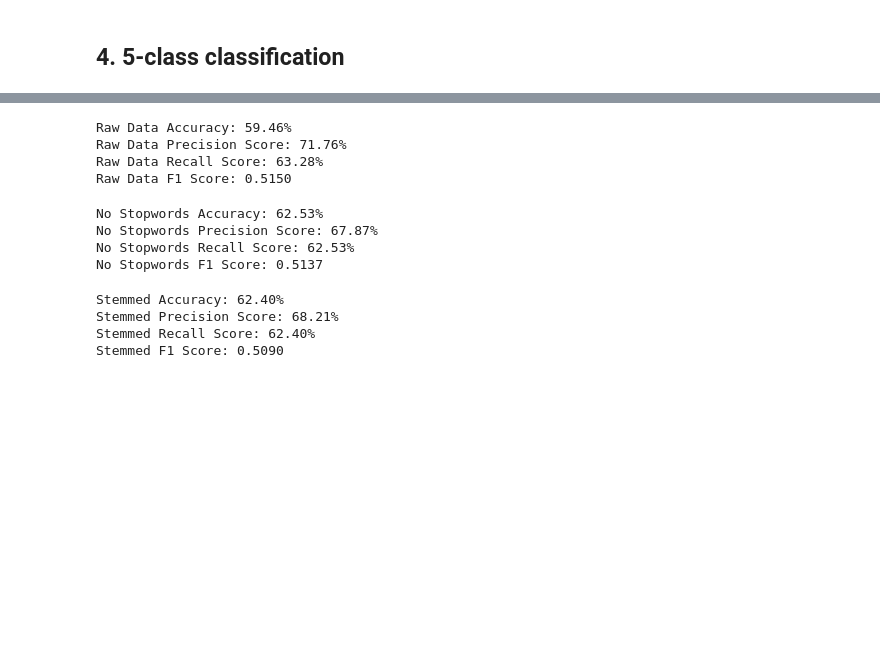
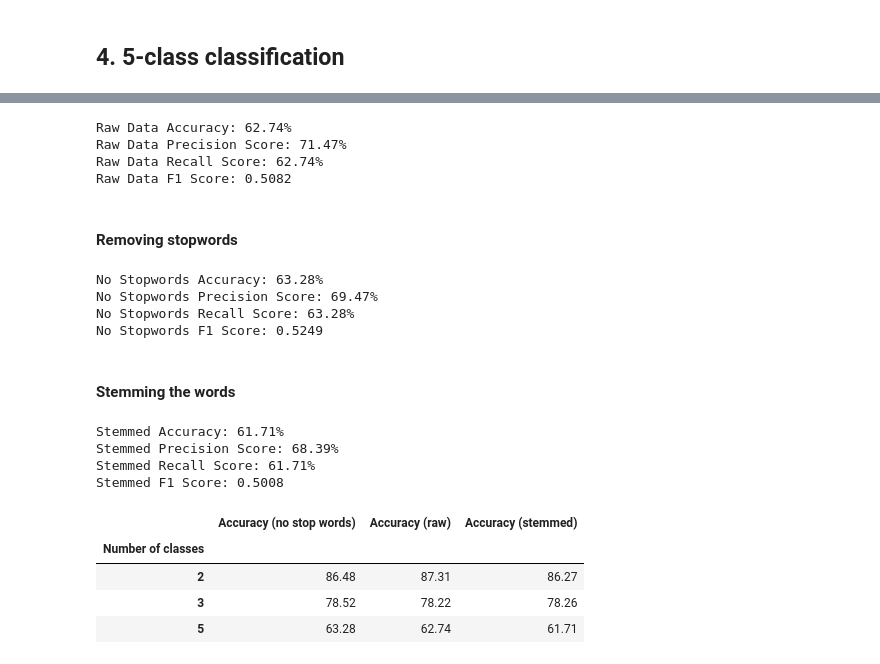
Before and after one commit to tsavko/amazon_reviews_sa, a Jupyter notebook: sentiment_analysis2.ipynb, the cells around one changed output, grey strips where cells are left out. Cells and saved outputs as stored; diff of their text form; code cells hidden in the pictures; blank space fills up the shorter version.

```diff
--- a/sentiment_analysis2.ipynb
+++ b/sentiment_analysis2.ipynb
@@ -435,27 +443,29 @@ raw_train5, raw_test5 = train_test_split(data_raw5[['Corpus', 'Rating']], test_s
 # %%
-raw_train_matrix5 = vectorizer.fit_transform(raw_train5.Corpus)
-raw_train_label5 = raw_train5.Rating
+raw_train_matrix = vectorizer.fit_transform(raw_train5.Corpus)
+raw_train_label = raw_train5.Rating
 
-raw_test_matrix5 = vectorizer.transform(raw_test5.Corpus)
-raw_test_label5 = raw_test5.Rating
+raw_test_matrix = vectorizer.transform(raw_test5.Corpus)
+raw_test_label = raw_test5.Rating
 
-clf.fit(raw_train_matrix5, raw_train_label5)
-raw_pred5 = clf.predict(raw_test_matrix5)
+clf.fit(raw_train_matrix, raw_train_label)
+raw_pred = clf.predict(raw_test_matrix)
 
-raw_acc5 = accuracy_score(raw_test_label5, raw_pred)
-raw_f15 = f1_score(raw_test_label5, raw_pred5, average="weighted")
-raw_prec5 = precision_score(raw_test_label5, raw_pred5, average="weighted")
-raw_rec5 = recall_score(raw_test_label5, raw_pred5, average="weighted")
+raw_acc5 = accuracy_score(raw_test_label, raw_pred)
+raw_f1 = f1_score(raw_test_label5, raw_pred, average="weighted")
+raw_prec = precision_score(raw_test_label, raw_pred5, average="weighted")
+raw_rec = recall_score(raw_test_label, raw_pred5, average="weighted")
 
 print('Raw Data Accuracy: {0:.2f}%'.format(raw_acc5*100))
-print('Raw Data Precision Score: {0:.2f}%'.format(raw_prec5*100))
-print('Raw Data Recall Score: {0:.2f}%'.format(raw_rec5*100))
-print('Raw Data F1 Score: {0:.4f}'.format(raw_f15))
+print('Raw Data Precision Score: {0:.2f}%'.format(raw_prec*100))
+print('Raw Data Recall Score: {0:.2f}%'.format(raw_rec*100))
+print('Raw Data F1 Score: {0:.4f}'.format(raw_f1))
 # %% [output]
-Raw Data Accuracy: 59.46%
-Raw Data Precision Score: 71.76%
-Raw Data Recall Score: 63.28%
-Raw Data F1 Score: 0.5150
+Raw Data Accuracy: 62.74%
+Raw Data Precision Score: 71.47%
+Raw Data Recall Score: 62.74%
+Raw Data F1 Score: 0.5082
+# %% [markdown]
+#### Removing stopwords
 # %%
 ns_train_matrix = vectorizer.fit_transform(ns_train5.Corpus)
 ns_train_label = ns_train5.Rating
@@ -466,20 +476,22 @@ ns_test_label = ns_test5.Rating
 clf.fit(ns_train_matrix, ns_train_label)
 ns_pred = clf.predict(ns_test_matrix)
 
-ns_acc = accuracy_score(ns_test_label, ns_pred)
+ns_acc5 = accuracy_score(ns_test_label, ns_pred)
 ns_f1 = f1_score(ns_test_label, ns_pred, average="weighted")
 ns_prec = precision_score(ns_test_label, ns_pred, average="weighted")
 ns_rec = recall_score(ns_test_label, ns_pred, average="weighted")
 
-print('No Stopwords Accuracy: {0:.2f}%'.format(ns_acc*100))
+print('No Stopwords Accuracy: {0:.2f}%'.format(ns_acc5*100))
 print('No Stopwords Precision Score: {0:.2f}%'.format(ns_prec*100))
 print('No Stopwords Recall Score: {0:.2f}%'.format(ns_rec*100))
 print('No Stopwords F1 Score: {0:.4f}'.format(ns_f1))
 # %% [output]
-No Stopwords Accuracy: 62.53%
-No Stopwords Precision Score: 67.87%
-No Stopwords Recall Score: 62.53%
-No Stopwords F1 Score: 0.5137
+No Stopwords Accuracy: 63.28%
+No Stopwords Precision Score: 69.47%
+No Stopwords Recall Score: 63.28%
+No Stopwords F1 Score: 0.5249
+# %% [markdown]
+#### Stemming the words
 # %%
 stm_train_matrix = vectorizer.fit_transform(stm_train5.Corpus)
 stm_train_label = stm_train5.Rating
@@ -490,17 +502,35 @@ stm_test_label = stm_test5.Rating
 clf.fit(stm_train_matrix, stm_train_label)
 stm_pred = clf.predict(stm_test_matrix)
 
-stm_acc = accuracy_score(stm_test_label, stm_pred)
+stm_acc5 = accuracy_score(stm_test_label, stm_pred)
 stm_f1 = f1_score(stm_test_label, stm_pred, average="weighted")
 stm_prec = precision_score(stm_test_label, stm_pred, average="weighted")
 stm_rec = recall_score(stm_test_label, stm_pred, average="weighted")
 
-print('Stemmed Accuracy: {0:.2f}%'.format(stm_acc*100))
+print('Stemmed Accuracy: {0:.2f}%'.format(stm_acc5*100))
 print('Stemmed Precision Score: {0:.2f}%'.format(stm_prec*100))
 print('Stemmed Recall Score: {0:.2f}%'.format(stm_rec*100))
 print('Stemmed F1 Score: {0:.4f}'.format(stm_f1))
 # %% [output]
-Stemmed Accuracy: 62.40%
-Stemmed Precision Score: 68.21%
-Stemmed Recall Score: 62.40%
-Stemmed F1 Score: 0.5090
+Stemmed Accuracy: 61.71%
+Stemmed Precision Score: 68.39%
+Stemmed Recall Score: 61.71%
+Stemmed F1 Score: 0.5008
+# %%
+accuracy_table = {
+
+    'Number of classes' : [2, 3, 5],
+    'Accuracy (raw)' : np.around([raw_acc, raw_acc3, raw_acc5], decimals=4)*100,
+    'Accuracy (no stop words)' : np.around([ns_acc, ns_acc3, ns_acc5], decimals=4)*100,
+    'Accuracy (stemmed)' : np.around([stm_acc, stm_acc3, stm_acc5], decimals=4)*100
+
+}
+
+adf = pd.DataFrame(accuracy_table)
+adf.set_index('Number of classes')
+# %% [output]
+|  | Accuracy (no stop words) | Accuracy (raw) | Accuracy (stemmed) |
+| Number of classes |  |  |  |
+| 2 | 86.48 | 87.31 | 86.27 |
+| 3 | 78.52 | 78.22 | 78.26 |
+| 5 | 63.28 | 62.74 | 61.71 |
```
Also changed, not shown: parts of 13 cells of this notebook.
